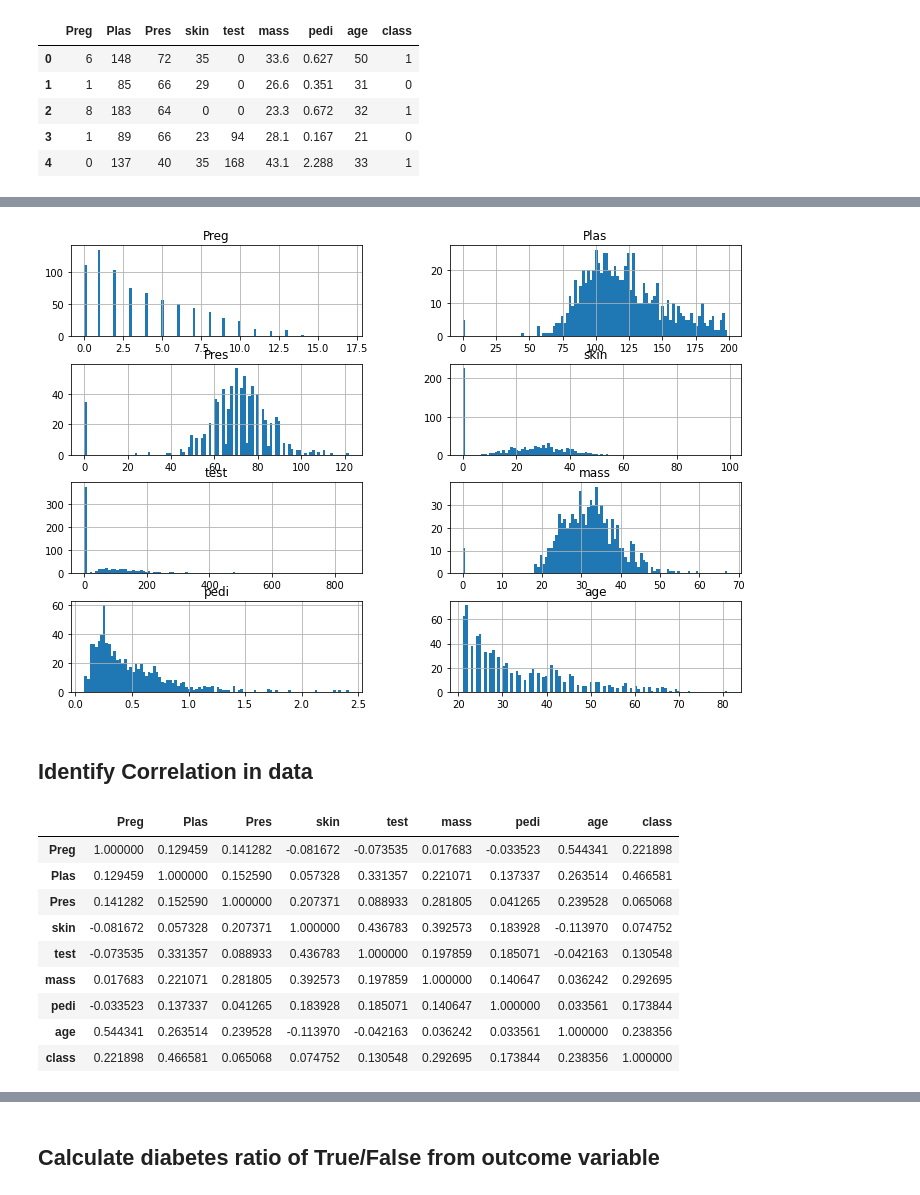
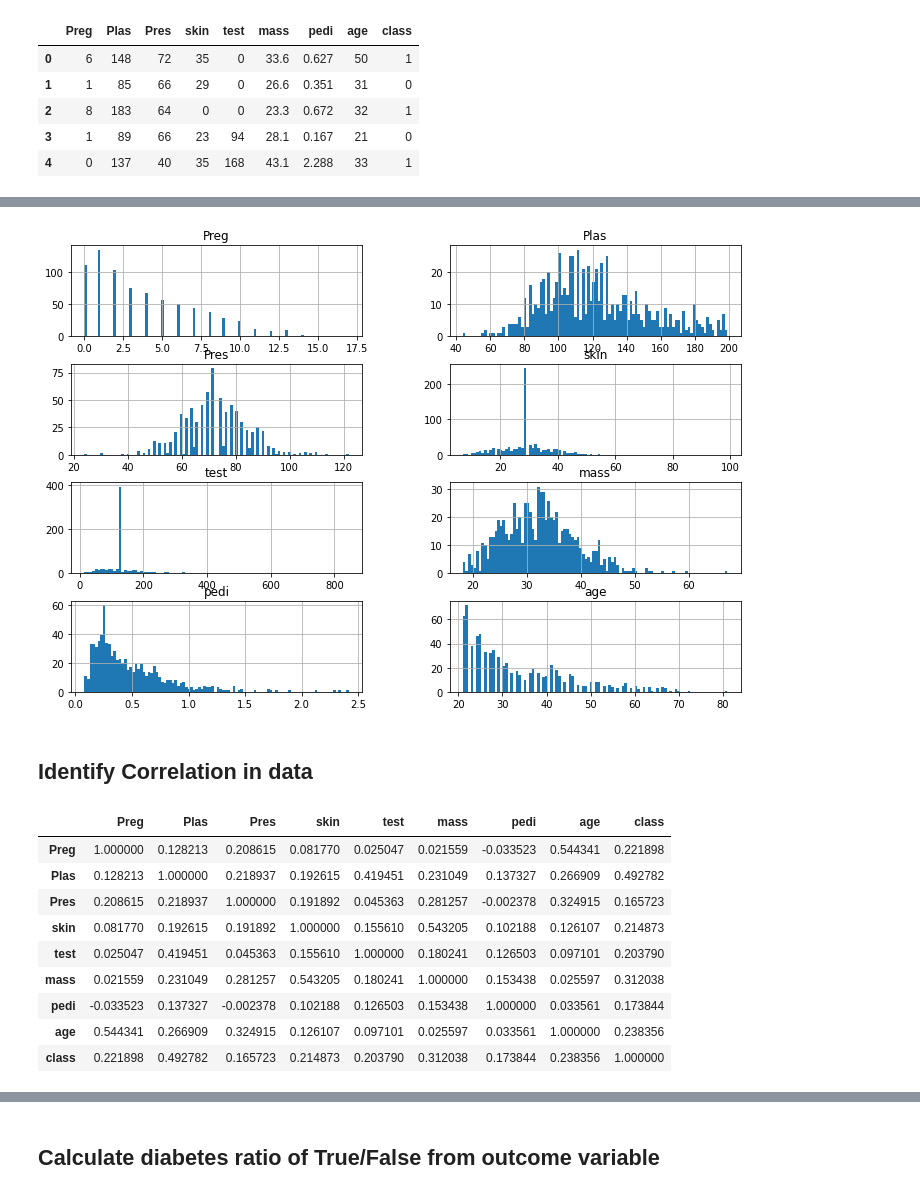
Before and after one commit to TejasOhlan/Diabetes-Prediction, a Jupyter notebook: Logistic_Regression.ipynb, the cells around one changed output, grey strips where cells are left out. Saved outputs shown, nothing was run; the diff lists cells and outputs as text; code cells hidden in the pictures.

```diff
--- a/Logistic_Regression.ipynb
+++ b/Logistic_Regression.ipynb
@@ -36,0 +94,4 @@ False
+# %%
+pdata_copy = pdata.copy()
+pdata_copy[['Plas','Pres','skin','test','mass','age']] = pdata_copy[['Plas','Pres','skin','test','mass','age']].replace(0,np.nan)
+print(pdata_copy.isnull().sum())
@@ -36,0 +125,6 @@ False
+# %%
+pdata_copy['Plas'].fillna(pdata_copy['Plas'].median(), inplace = True)
+pdata_copy['Pres'].fillna(pdata_copy['Pres'].median(), inplace = True)
+pdata_copy['skin'].fillna(pdata_copy['skin'].median(), inplace = True)
+pdata_copy['test'].fillna(pdata_copy['test'].median(), inplace = True)
+pdata_copy['mass'].fillna(pdata_copy['mass'].median(), inplace = True)
@@ -37,24 +163,24 @@ False
 # %%
-columns = list(pdata)[0:-1] # Excluding Outcome column which has only
-pdata[columns].hist(stacked=False, bins=100, figsize=(12,30), layout=(14,2));
+columns = list(pdata)[0:-1] # Excluding Outcome column
+pdata_copy[columns].hist(stacked=False, bins=100, figsize=(12,30), layout=(14,2));
 # Histogram of first 8 columns
 # %% [output]
-[figure, old version]
+[figure, new version]
 # %% [markdown]
 ## Identify Correlation in data
 # %%
-pdata.corr() # It will show correlation matrix
+pdata_copy.corr() # It will show correlation matrix
 # %% [output]
 |  | Preg | Plas | Pres | skin | test | mass | pedi | age | class |
-| Preg | 1.000000 | 0.129459 | 0.141282 | -0.081672 | -0.073535 | 0.017683 | -0.033523 | 0.544341 | 0.221898 |
-| Plas | 0.129459 | 1.000000 | 0.152590 | 0.057328 | 0.331357 | 0.221071 | 0.137337 | 0.263514 | 0.466581 |
-| Pres | 0.141282 | 0.152590 | 1.000000 | 0.207371 | 0.088933 | 0.281805 | 0.041265 | 0.239528 | 0.065068 |
-| skin | -0.081672 | 0.057328 | 0.207371 | 1.000000 | 0.436783 | 0.392573 | 0.183928 | -0.113970 | 0.074752 |
-| test | -0.073535 | 0.331357 | 0.088933 | 0.436783 | 1.000000 | 0.197859 | 0.185071 | -0.042163 | 0.130548 |
-| mass | 0.017683 | 0.221071 | 0.281805 | 0.392573 | 0.197859 | 1.000000 | 0.140647 | 0.036242 | 0.292695 |
-| pedi | -0.033523 | 0.137337 | 0.041265 | 0.183928 | 0.185071 | 0.140647 | 1.000000 | 0.033561 | 0.173844 |
-| age | 0.544341 | 0.263514 | 0.239528 | -0.113970 | -0.042163 | 0.036242 | 0.033561 | 1.000000 | 0.238356 |
-| class | 0.221898 | 0.466581 | 0.065068 | 0.074752 | 0.130548 | 0.292695 | 0.173844 | 0.238356 | 1.000000 |
+| Preg | 1.000000 | 0.128213 | 0.208615 | 0.081770 | 0.025047 | 0.021559 | -0.033523 | 0.544341 | 0.221898 |
+| Plas | 0.128213 | 1.000000 | 0.218937 | 0.192615 | 0.419451 | 0.231049 | 0.137327 | 0.266909 | 0.492782 |
+| Pres | 0.208615 | 0.218937 | 1.000000 | 0.191892 | 0.045363 | 0.281257 | -0.002378 | 0.324915 | 0.165723 |
+| skin | 0.081770 | 0.192615 | 0.191892 | 1.000000 | 0.155610 | 0.543205 | 0.102188 | 0.126107 | 0.214873 |
+| test | 0.025047 | 0.419451 | 0.045363 | 0.155610 | 1.000000 | 0.180241 | 0.126503 | 0.097101 | 0.203790 |
+| mass | 0.021559 | 0.231049 | 0.281257 | 0.543205 | 0.180241 | 1.000000 | 0.153438 | 0.025597 | 0.312038 |
+| pedi | -0.033523 | 0.137327 | -0.002378 | 0.102188 | 0.126503 | 0.153438 | 1.000000 | 0.033561 | 0.173844 |
+| age | 0.544341 | 0.266909 | 0.324915 | 0.126107 | 0.097101 | 0.025597 | 0.033561 | 1.000000 | 0.238356 |
+| class | 0.221898 | 0.492782 | 0.165723 | 0.214873 | 0.203790 | 0.312038 | 0.173844 | 0.238356 | 1.000000 |
 # %%
 # However we want to see correlation in graphical representation so below is function for that
 def plot_corr(df, size=11):
```
Also changed, not shown: parts of 31 cells of this notebook.
